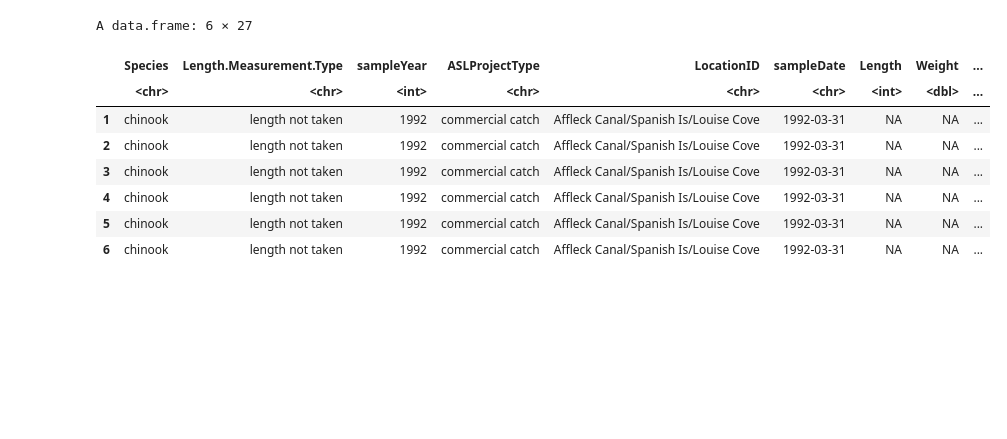
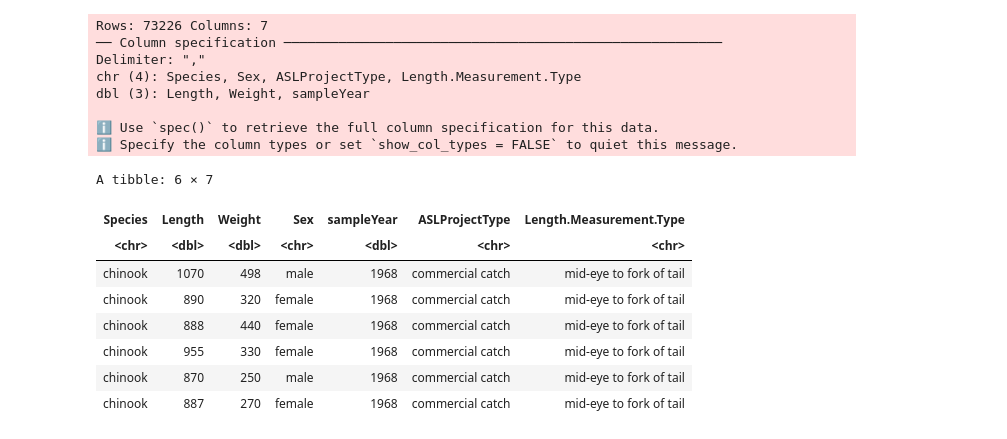
Before and after one commit to GChroma/Stat201-group-project-4, a Jupyter notebook: Project_Proposal.ipynb, the cells around one changed output. Saved outputs shown, nothing was run; the diff lists cells and outputs as text; code cells hidden in the pictures; blank space fills up the shorter version.

Commit message:
Pushed our actual project proposal

```diff
--- a/Project_Proposal.ipynb
+++ b/Project_Proposal.ipynb
@@ -17,17 +21,48 @@ library(digest)
 # %%
-# read the data from web(but since it's too large, we'll download version)
-salmon <- read.csv("data/ASL_master.csv")
+## This is the link for the original data. We ran into big issues becuase the file is so large (>3GB).
+## Therefore, we had to do one filtering step for only data from Chinook in R outside of Jupyter.
+## We then uploaded that file (chinook.csv) to github to access for this script.
 
-# Disply first 5 rows of raw data
-head(salmon)
+## This is the original data from the web and a few steps of filtering that we performed
+# master <- read_csv("https://knb.ecoinformatics.org/knb/d1/mn/v2/object/urn%3Auuid%3A478e0569-a61b-4339-86d7-7ab3849dc8d4")
+
+## Look at head
+#head(master)
+
+## Look at column names to select the ones of interest.
+#colnames(master)
+
+## Look at the different types of fishing used
+#levels(as.factor(master$ASLProjectType))
+
+
+
+## Filter data for species and columns of interest
+#chinook <- master %>%
+#  filter(Species == "chinook") %>%
+#  select(Species, Length, Weight, Sex, sampleYear, ASLProjectType, Length.Measurement.Type) %>%
+#  na.omit(Species, Length, Weight, Sex, sampleYear, ASLProjectType, Length.Measurement.Type)
+
+## This is the point at which we downloaded chinook.csv from R and placed it to github.
+## It can be accessed here
+chinook <- read_csv("https://raw.githubusercontent.com/GChroma/Stat201-group-project-4/main/data/chinook.csv")
+head(chinook)
 # %% [output]
-A data.frame: 6 × 27
+Rows: 73226 Columns: 7
+── Column specification ────────────────────────────────────────────────────────
+Delimiter: ","
+chr (4): Species, Sex, ASLProjectType, Length.Measurement.Type
+dbl (3): Length, Weight, sampleYear
+
+ℹ Use `spec()` to retrieve the full column specification for this data.
+ℹ Specify the column types or set `show_col_types = FALSE` to quiet this message.
+A tibble: 6 × 7
-|  | Species | Length.Measurement.Type | sampleYear | ASLProjectType | LocationID | sampleDate | Length | Weight | ... |
-|  | <chr> | <chr> | <int> | <chr> | <chr> | <chr> | <int> | <dbl> | ... |
-| 1 | chinook | length not taken | 1992 | commercial catch | Affleck Canal/Spanish Is/Louise Cove | 1992-03-31 | NA | NA | ... |
-| 2 | chinook | length not taken | 1992 | commercial catch | Affleck Canal/Spanish Is/Louise Cove | 1992-03-31 | NA | NA | ... |
-| 3 | chinook | length not taken | 1992 | commercial catch | Affleck Canal/Spanish Is/Louise Cove | 1992-03-31 | NA | NA | ... |
-| 4 | chinook | length not taken | 1992 | commercial catch | Affleck Canal/Spanish Is/Louise Cove | 1992-03-31 | NA | NA | ... |
-| 5 | chinook | length not taken | 1992 | commercial catch | Affleck Canal/Spanish Is/Louise Cove | 1992-03-31 | NA | NA | ... |
-| 6 | chinook | length not taken | 1992 | commercial catch | Affleck Canal/Spanish Is/Louise Cove | 1992-03-31 | NA | NA | ... |
+| Species | Length | Weight | Sex | sampleYear | ASLProjectType | Length.Measurement.Type |
+| <chr> | <dbl> | <dbl> | <chr> | <dbl> | <chr> | <chr> |
+| chinook | 1070 | 498 | male | 1968 | commercial catch | mid-eye to fork of tail |
+| chinook | 890 | 320 | female | 1968 | commercial catch | mid-eye to fork of tail |
+| chinook | 888 | 440 | female | 1968 | commercial catch | mid-eye to fork of tail |
+| chinook | 955 | 330 | female | 1968 | commercial catch | mid-eye to fork of tail |
+| chinook | 870 | 250 | male | 1968 | commercial catch | mid-eye to fork of tail |
+| chinook | 887 | 270 | female | 1968 | commercial catch | mid-eye to fork of tail |
 # %%
```
Also changed, not shown: parts of 19 cells of this notebook, 3 other files.
